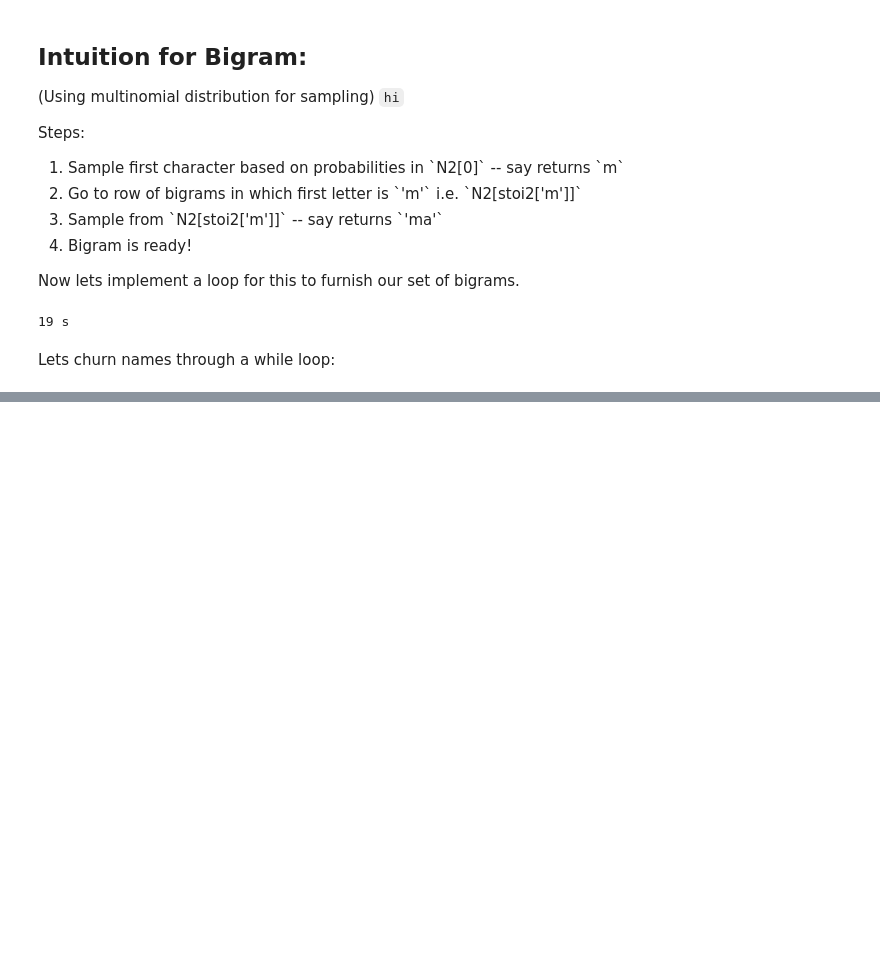
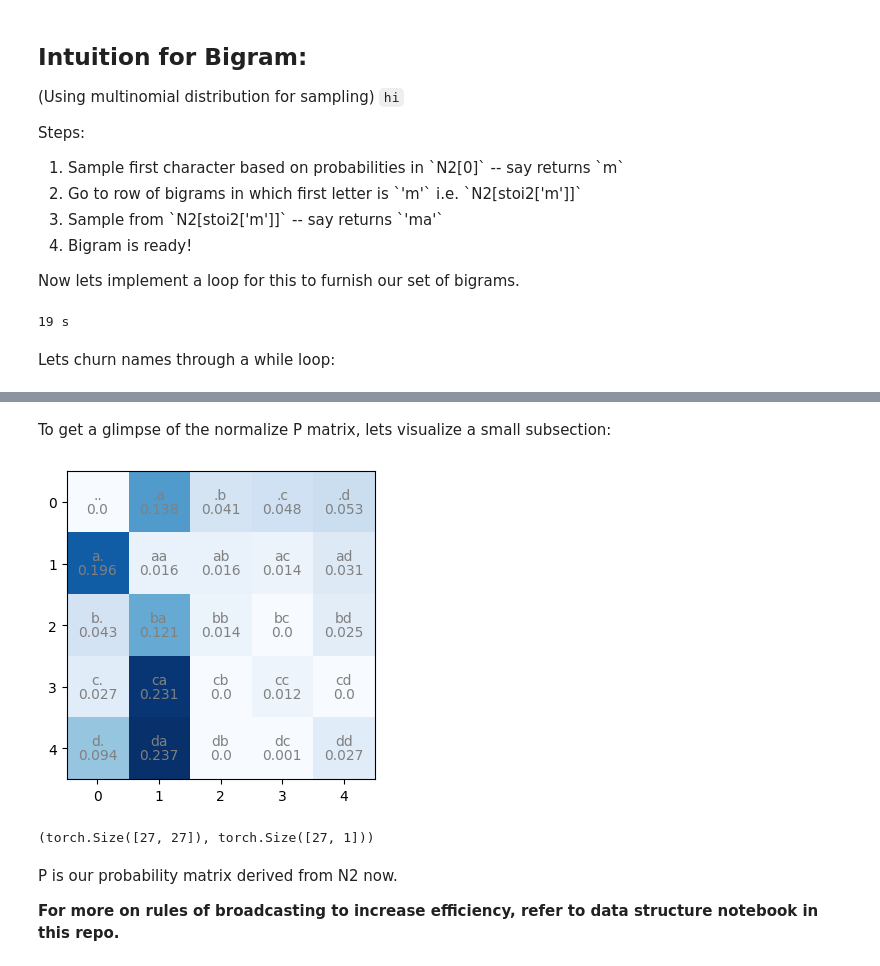
Before and after one commit to Anup710/calm-notebooks, a Jupyter notebook: Karpathy/Makemore/bigram1.ipynb, the cells around one changed output, grey strips where cells are left out. Drawn from its saved outputs; the diff is of its cells as text; code cells hidden in the pictures; blank space fills up the shorter version.

```diff
--- a/Karpathy/Makemore/bigram1.ipynb
+++ b/Karpathy/Makemore/bigram1.ipynb
@@ -284,13 +284,13 @@ print(ix, itos2[ix])
 # %% [markdown]
 Lets churn names through a while loop:
 # %%
-g1 = torch.Generator().manual_seed(90908)
+g1 = torch.Generator().manual_seed(42)
 
 for  i in range (10):
     out = []
     idx = 0
     while True:
-        p = N2[ix].float() # initialize row for a character
+        p = N2[idx].float() # initialize row for a character
         p1 = p/p.sum()
         idx= torch.multinomial(p1, num_samples=1, replacement=True, generator=g1).item()
         out.append(itos2[idx])
@@ -318,0 +321,18 @@ Doesn't seem to be the case in Andrej's notebook.
+# %%
+# lets experiment with a uniform probability distribution:
+
+g2 = torch.Generator().manual_seed(34467)
+
+for i in range(5):
+    indx = 0
+    out1 = []
+    while True:
+        p2 = torch.ones(p.shape) # p = N[0] is defined above
+        p2 = p2/p2.sum()
+        indx = torch.multinomial(p2, num_samples=1, replacement=True, generator=g2).item()
+        s = itos2[indx]
+        out1.append(s)
+
+        if indx == 0:
+            break
+    print(''.join(out1))
@@ -318,0 +354,27 @@ Doesn't seem to be the case in Andrej's notebook.
+# %%
+P = N2.float() # can be smoothed by defining as P = (N2+1).float() instead
+P_sum = P.sum(dim = 1, keepdim=True)
+P = P / P_sum
+# %% [markdown]
+To get a glimpse of the normalize P matrix, lets visualize a small subsection:
+# %%
+mini_P = P[:5, :5]
+plt.figure(figsize=(4,4))
+plt.imshow(mini_P, cmap = 'Blues')
+
+for i in range(5):
+    for j in range(5):
+        chstr = itos2[i]+itos2[j]
+        plt.text(j , i, chstr, ha = 'center',  va = 'bottom', color = 'gray' )
+        plt.text(j , i, round(mini_P[i, j].item(), 3), ha = 'center',  va = 'top', color = 'gray' )
+# %% [output]
+[figure, added]
+# %%
+# Note
+P.shape, P_sum.shape
+# %% [output]
+(torch.Size([27, 27]), torch.Size([27, 1]))
+# %% [markdown]
+P is our probability matrix derived from N2 now.
+
+__For more on rules of broadcasting to increase efficiency, refer to data structure notebook in this repo.__
```
Also changed, not shown: parts of 9 cells of this notebook, 2 other files.
